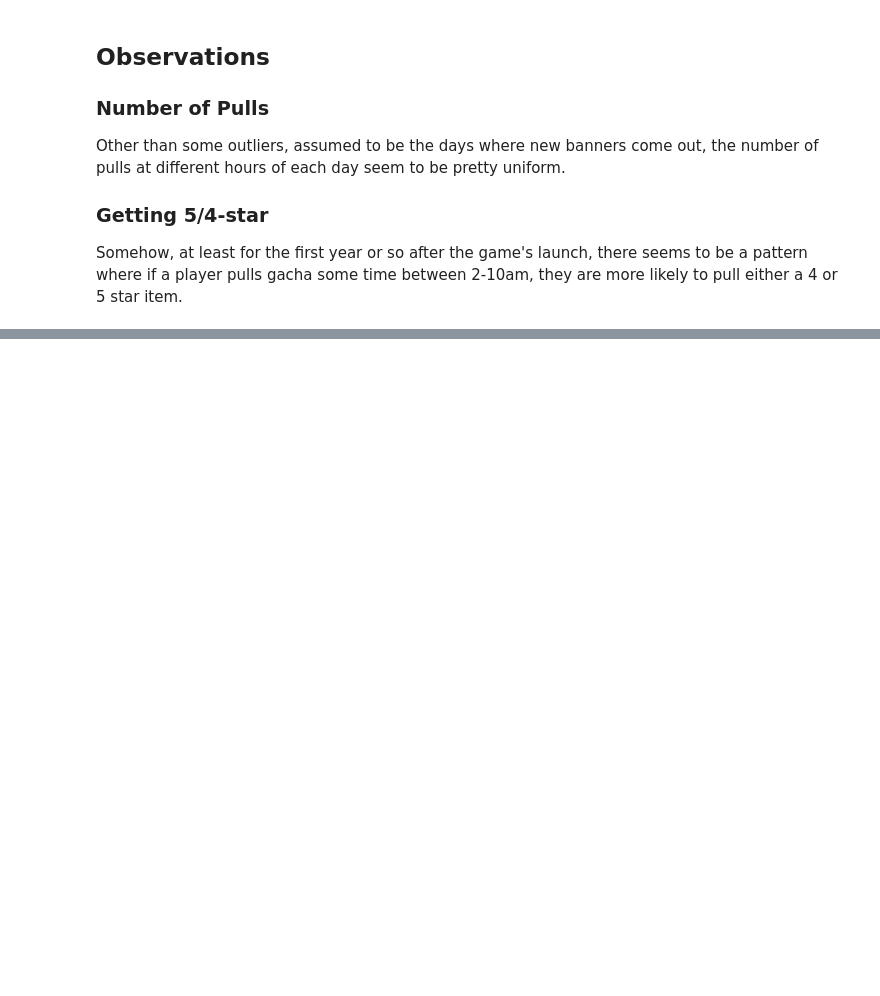
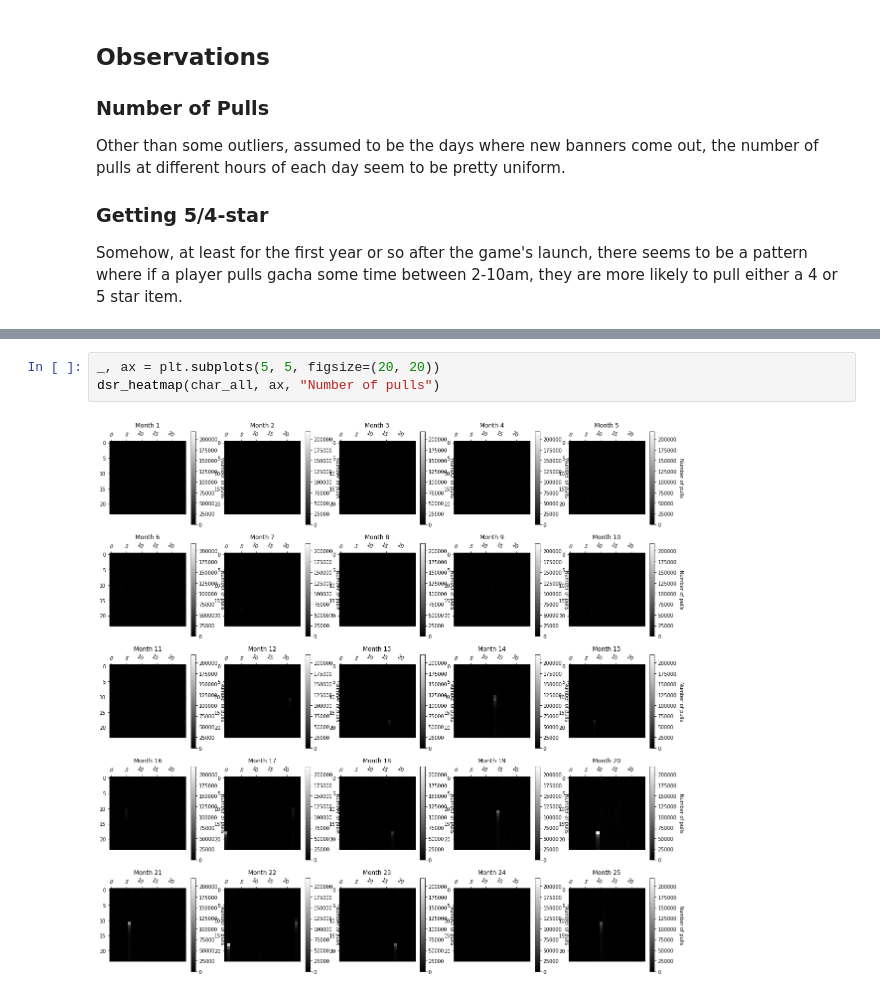
Before and after one commit to justnawat/optimized-genshin-pulling, a Jupyter notebook: Optimized Genshin Pulls.ipynb, the cells around one changed output, grey strips where cells are left out. Drawn from its saved outputs; the diff is of its cells as text; blank space fills up the shorter version.

```diff
--- a/Optimized Genshin Pulls.ipynb
+++ b/Optimized Genshin Pulls.ipynb
@@ -300,0 +332,5 @@ in the following attempt(s).
+# %%
+_, ax = plt.subplots(5, 5, figsize=(20, 20))
+dsr_heatmap(char_all, ax, "Number of pulls")
+# %% [output]
+[figure, added]
```
Also changed, not shown: parts of 24 cells of this notebook.
